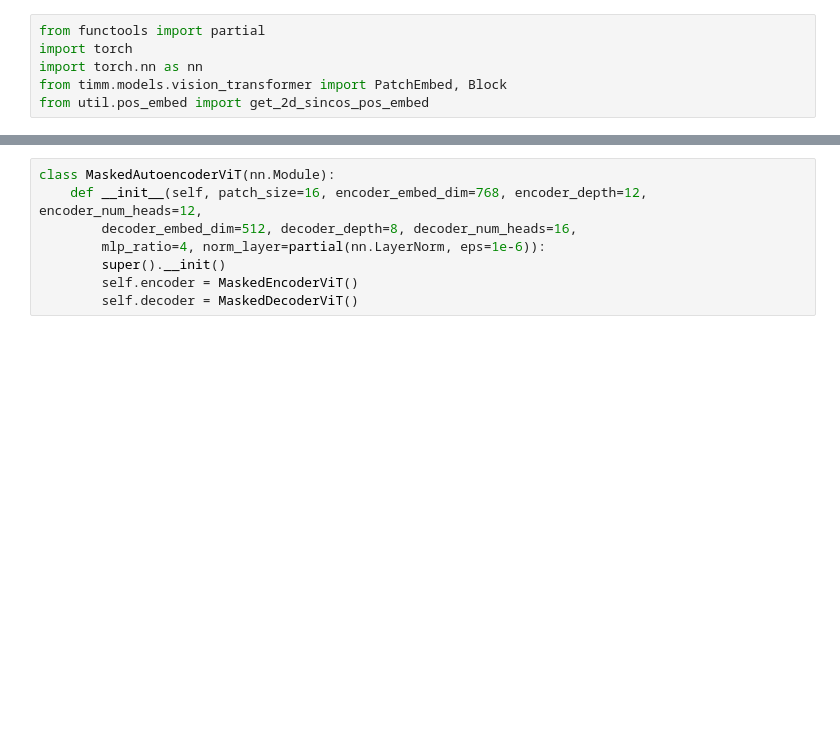
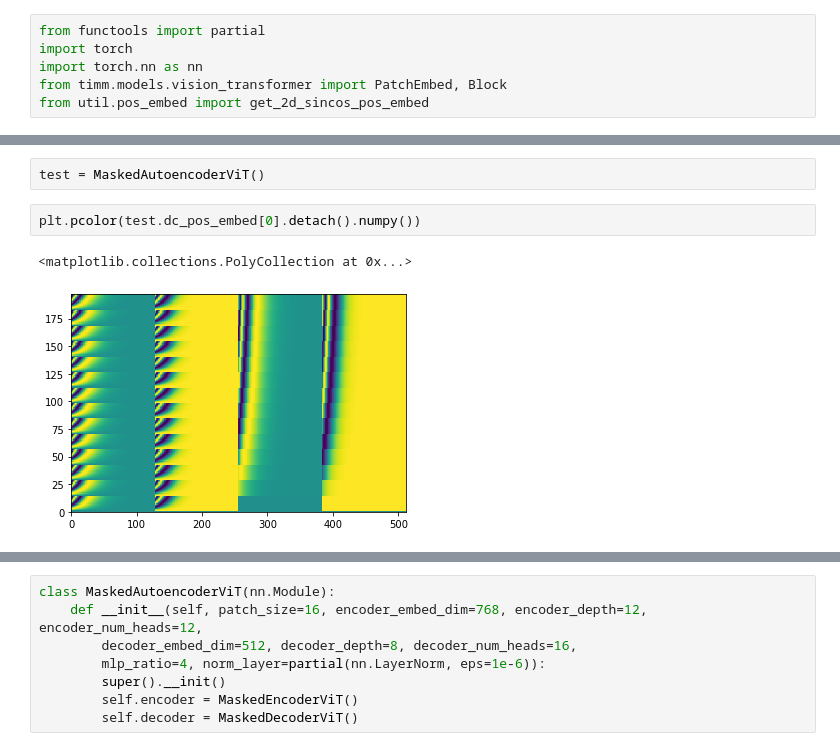
Before and after one commit to resa-git/ADL-MAE, a Jupyter notebook: practise/ours/mae_model.ipynb, the cells around one changed output, grey strips where cells are left out. Cells and saved outputs as stored; diff of their text form; blank space fills up the shorter version.

```diff
--- a/practise/ours/mae_model.ipynb
+++ b/practise/ours/mae_model.ipynb
@@ -38,0 +71,7 @@ class MaskedAutoencoderViT(nn.Module):
+# %%
+test = MaskedAutoencoderViT()
+# %%
+plt.pcolor(test.dc_pos_embed[0].detach().numpy())
+# %% [output]
+<matplotlib.collections.PolyCollection at 0x...>
+[figure, added]
```
Also changed, not shown: parts of 15 cells of this notebook, 56 other files.
